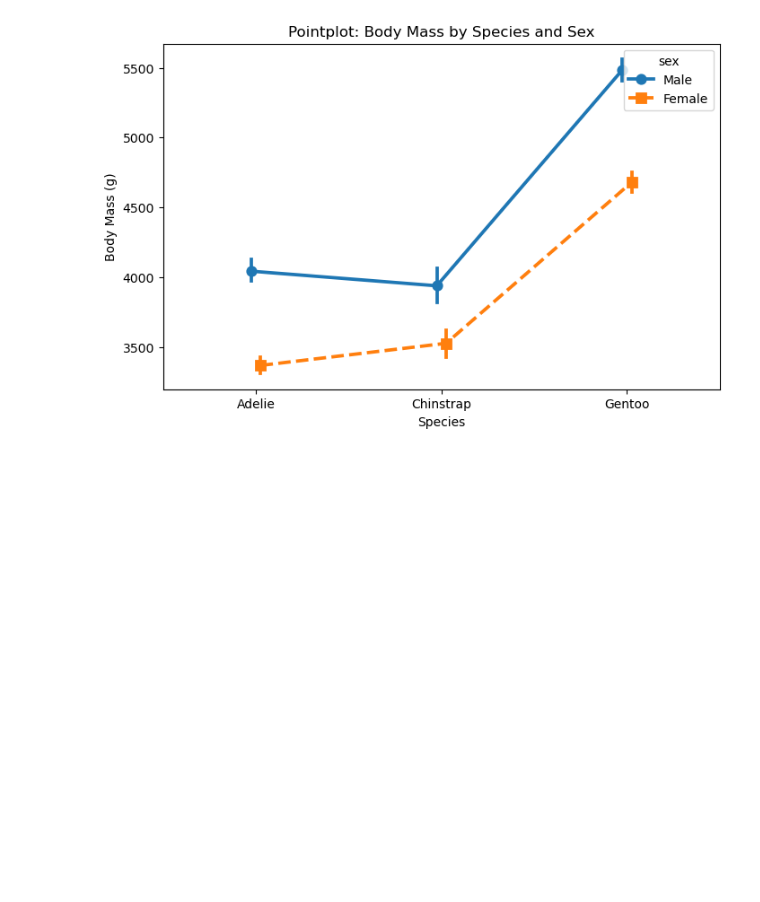
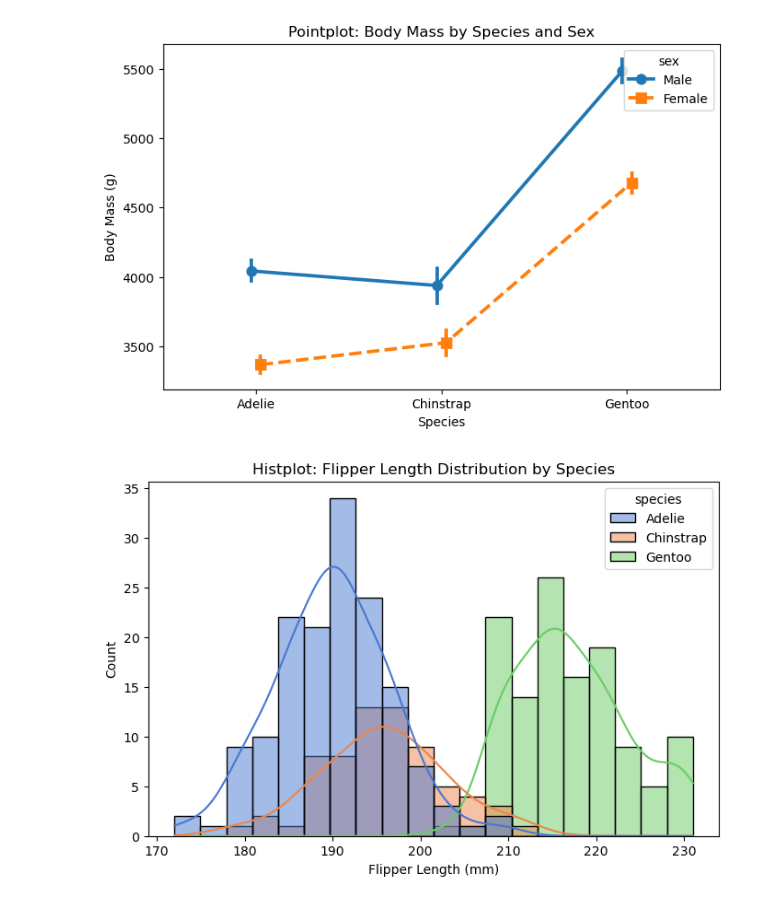
Before and after one commit to md-faiyazkhan/ml-practice, a Jupyter notebook: Seaborn/Seaborn.ipynb, the cells around one changed output. Drawn from its saved outputs; the diff is of its cells as text; code cells hidden in the pictures; blank space fills up the shorter version.

```diff
--- a/Seaborn/Seaborn.ipynb
+++ b/Seaborn/Seaborn.ipynb
@@ -269,3 +269,17 @@ plt.ylabel("Body Mass (g)")
 plt.show()
 # %% [output]
 [figure]
+# %%
+# Histplot of flipper length with species hue
+plt.figure(figsize=(8,5))
+
+sns.histplot(data=penguins, x="flipper_length_mm", hue="species", bins=20, kde=True, palette="muted")
+
+# Add title and labels
+plt.title("Histplot: Flipper Length Distribution by Species")
+plt.xlabel("Flipper Length (mm)")
+plt.ylabel("Count")
+
+plt.show()
+# %% [output]
+[figure, added]
```
Also changed, not shown: parts of 1 cell of this notebook.
